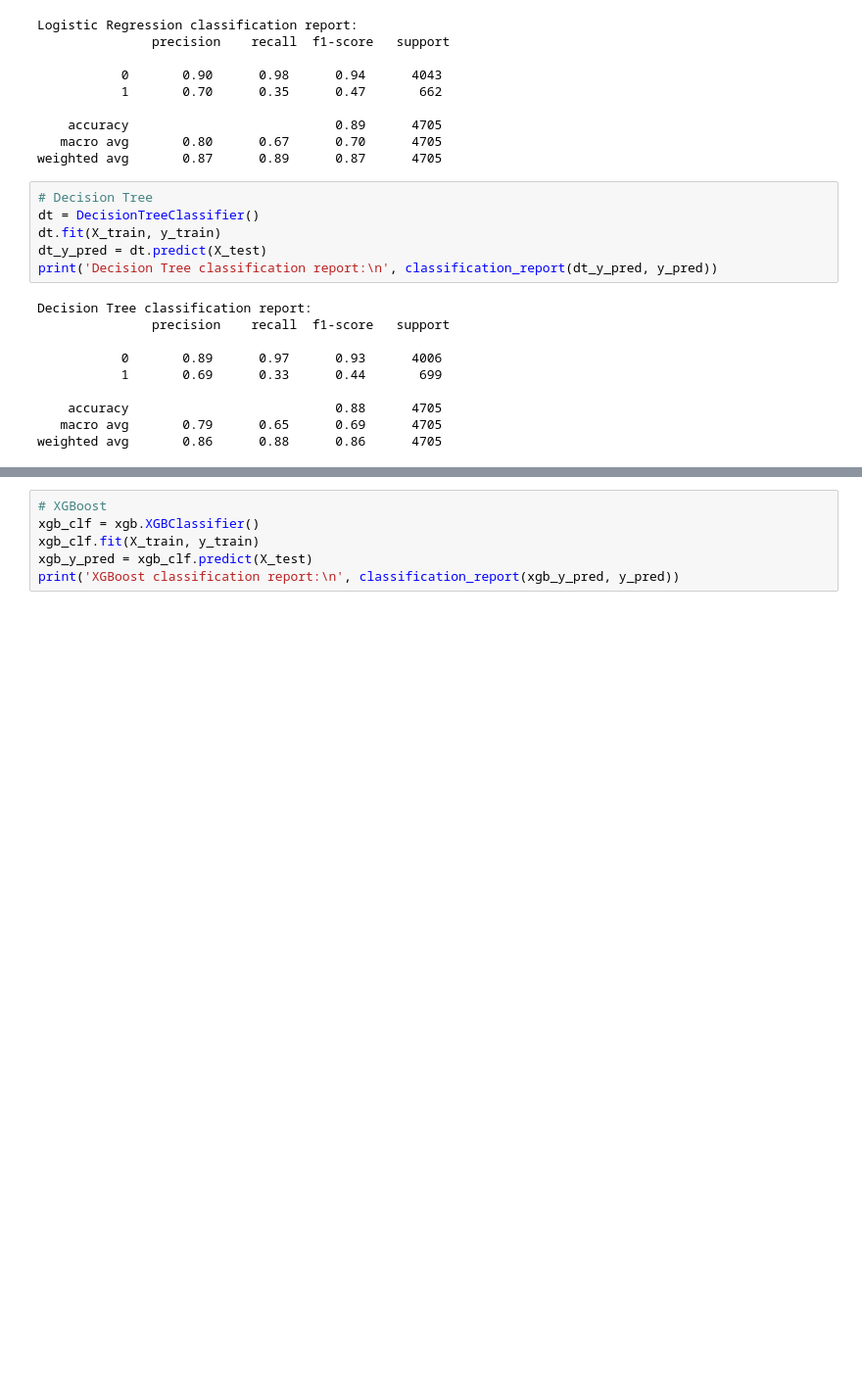
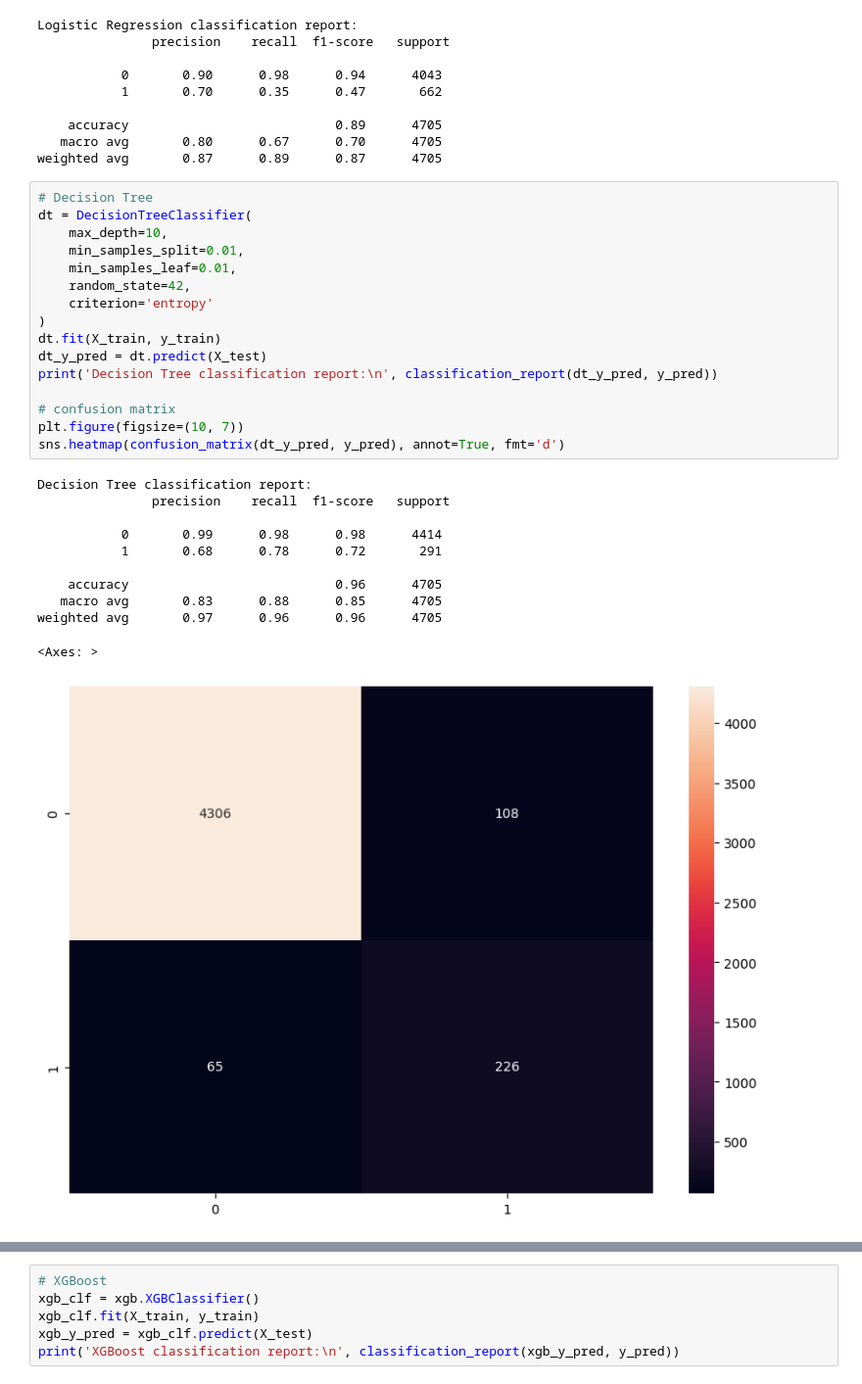
Before and after one commit to UDSM-AI/Bank-account-access-prediction, a Jupyter notebook: Training/general_training.ipynb, the cells around one changed output, grey strips where cells are left out. Shown at 98% size. Saved outputs shown, nothing was run; the diff lists cells and outputs as text; blank space fills up the shorter version.

```diff
--- a/Training/handling_class_imbalance.ipynb
+++ b/Training/general_training.ipynb
@@ -299,20 +299,32 @@ Logistic Regression classification report:
 weighted avg       0.87      0.89      0.87      4705
 # %%
 # Decision Tree
-dt = DecisionTreeClassifier()
+dt = DecisionTreeClassifier(
+    max_depth=10,
+    min_samples_split=0.01,
+    min_samples_leaf=0.01,
+    random_state=42,
+    criterion='entropy'
+)
 dt.fit(X_train, y_train)
 dt_y_pred = dt.predict(X_test)
 print('Decision Tree classification report:\n', classification_report(dt_y_pred, y_pred))
+
+# confusion matrix
+plt.figure(figsize=(10, 7))
+sns.heatmap(confusion_matrix(dt_y_pred, y_pred), annot=True, fmt='d')
 # %% [output]
 Decision Tree classification report:
                precision    recall  f1-score   support
 
-           0       0.89      0.97      0.93      4006
-           1       0.69      0.33      0.44       699
+           0       0.99      0.98      0.98      4414
+           1       0.68      0.78      0.72       291
 
-    accuracy                           0.88      4705
-   macro avg       0.79      0.65      0.69      4705
-weighted avg       0.86      0.88      0.86      4705
+    accuracy                           0.96      4705
+   macro avg       0.83      0.88      0.85      4705
+weighted avg       0.97      0.96      0.96      4705
+<Axes: >
+[figure, added]
 # %%
 # Random Forest
 rf = RandomForestClassifier()
```
Also changed, not shown: parts of 3 cells of this notebook.
